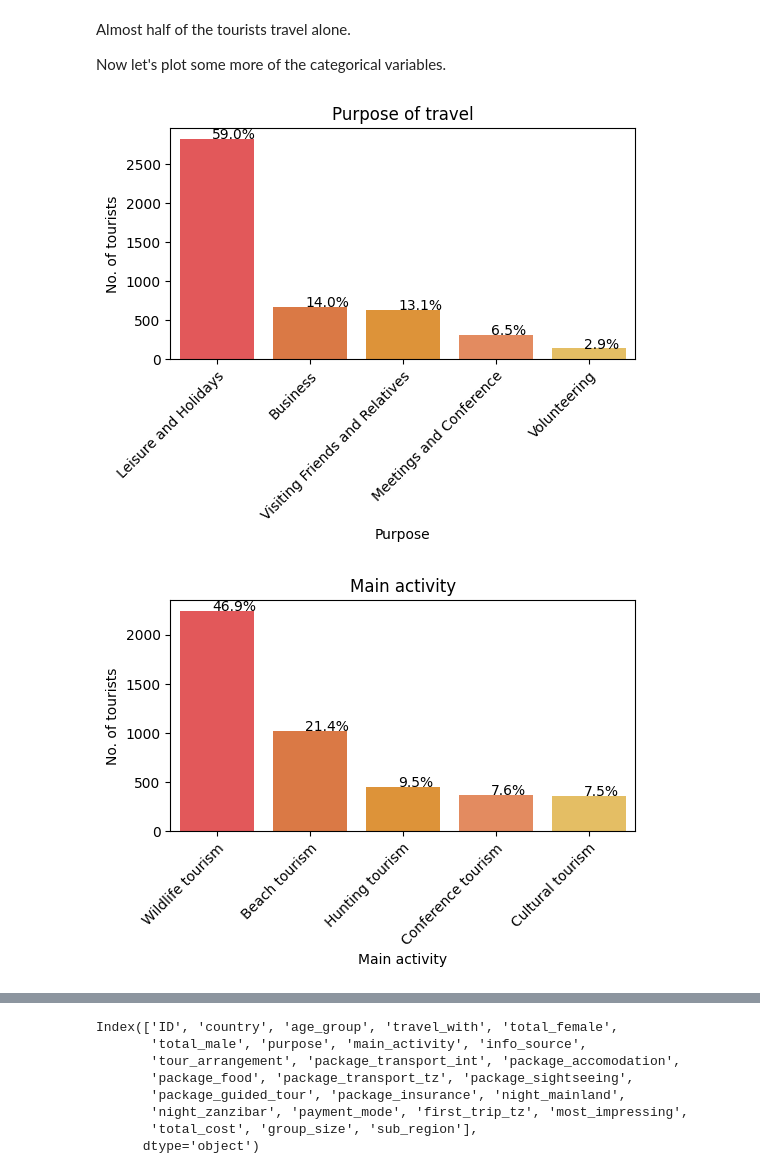
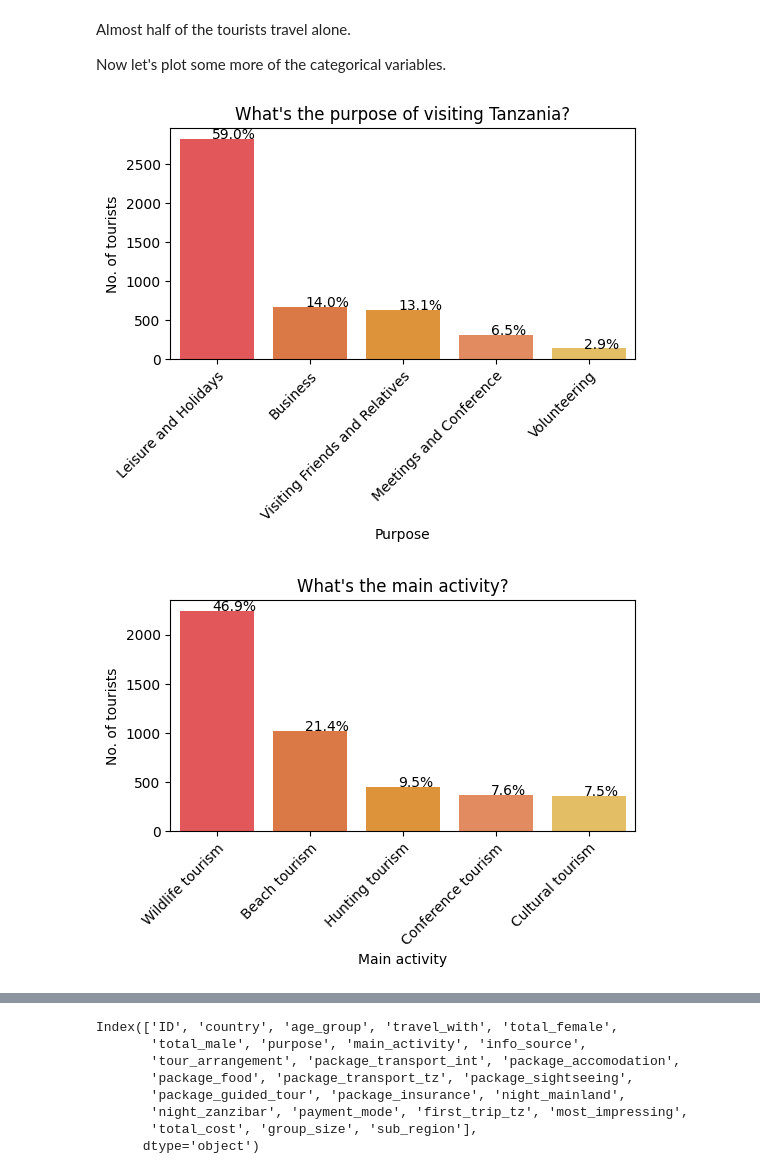
Before and after one commit to scheinmensch/Tanzania_Tourism_Prediction, a Jupyter notebook: EDA.ipynb, the cells around one changed output, grey strips where cells are left out. Saved outputs shown, nothing was run; the diff lists cells and outputs as text; code cells hidden in the pictures.

Commit message:
added more plots in EDA

```diff
--- a/EDA.ipynb
+++ b/EDA.ipynb
@@ -578,15 +578,15 @@ Now let's plot some more of the categorical variables.
 # %%
 # purpose of travel
 purpose_order = TZA['purpose'].value_counts().head().index
 plt.figure(figsize=(6, 3))
 ax = sns.countplot(data=TZA, x='purpose', order=purpose_order, palette = cpal)
 plot_percentage_ver(ax, TZA.purpose)
 plt.xticks(rotation=45, rotation_mode='anchor', ha='right')
-plt.title('Purpose of travel')
+plt.title('What\'s the purpose of visiting Tanzania?')
 plt.xlabel('Purpose')
 plt.ylabel('No. of tourists');
 # %% [output]
-[figure, old version]
+[figure, new version]
 # %%
 # main_activity
 main_activity_order = TZA['main_activity'].value_counts().head().index
@@ -594,8 +594,8 @@ plt.figure(figsize=(6, 3))
 ax = sns.countplot(data=TZA, x='main_activity', order=main_activity_order, palette = cpal)
 plot_percentage_ver(ax, TZA.main_activity)
 plt.xticks(rotation=45, rotation_mode='anchor', ha='right')
-plt.title('Main activity')
+plt.title('What\'s the main activity?')
 plt.xlabel('Main activity')
 plt.ylabel('No. of tourists');
 # %% [output]
-[figure, old version]
+[figure, new version]
```
Also changed, not shown: parts of 6 cells of this notebook.
